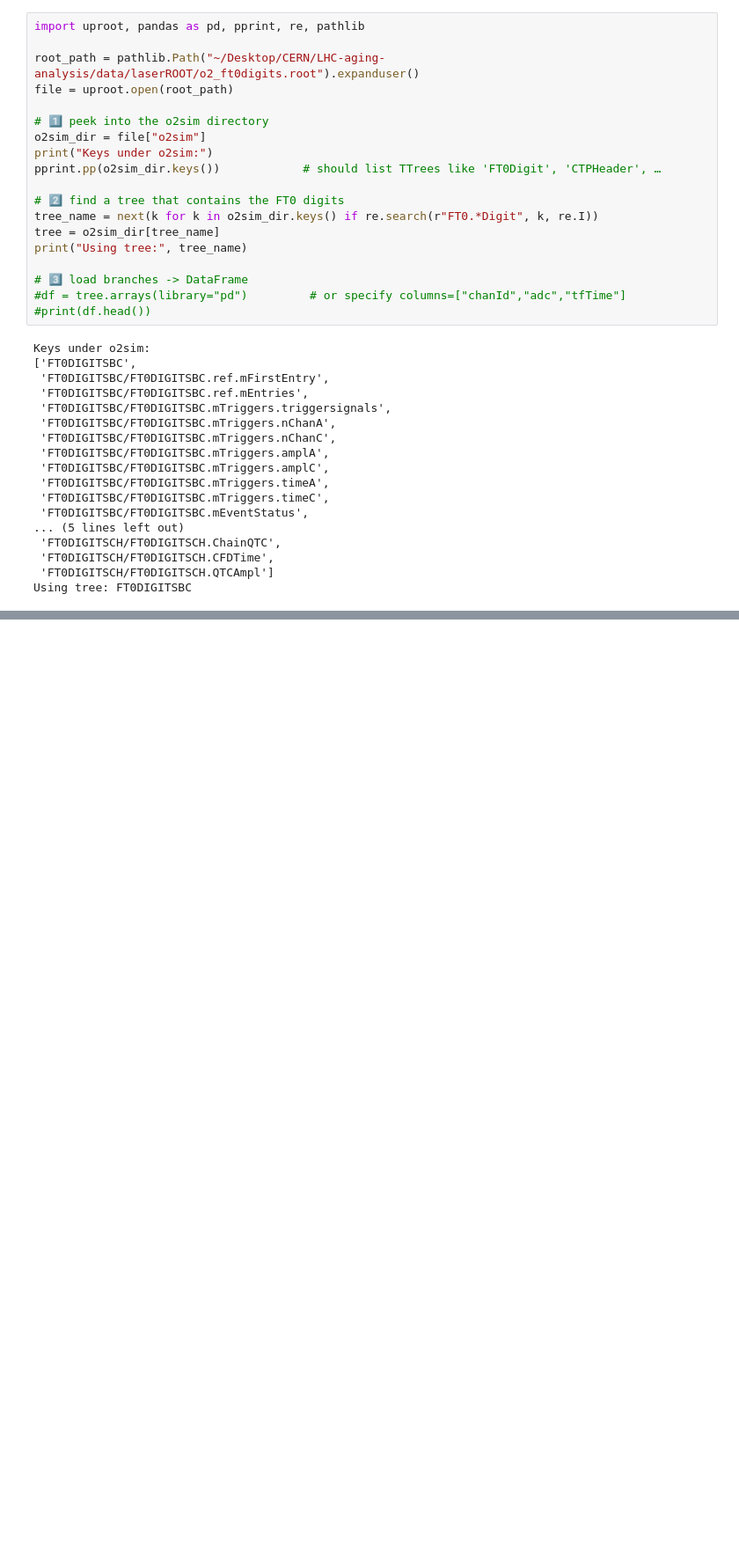
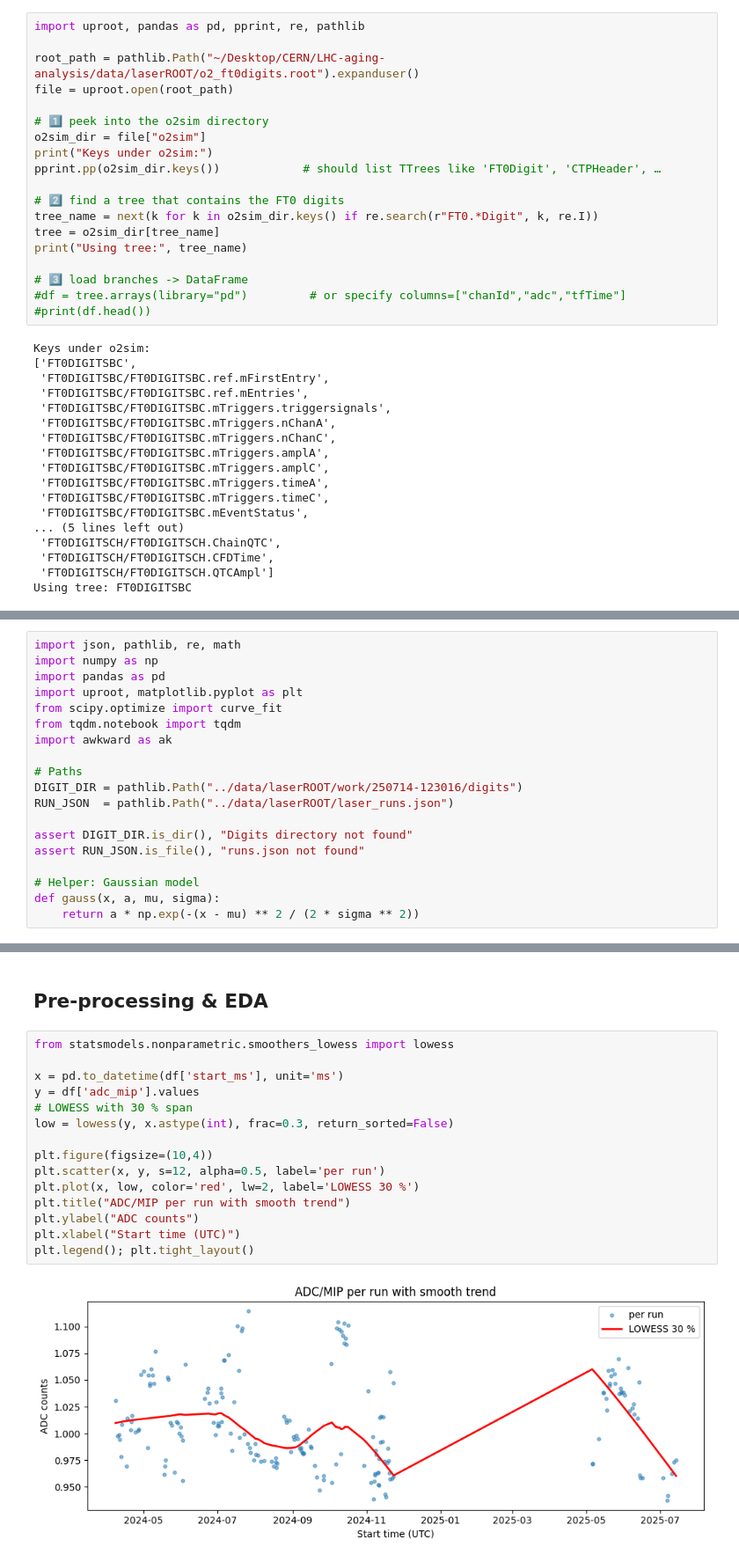
Before and after one commit to mvishiu11/LHC-aging-analysis, a Jupyter notebook: notebooks/analysis.ipynb, the cells around one changed output, grey strips where cells are left out. Shown at 88% size. Saved outputs shown, nothing was run; the diff lists cells and outputs as text; blank space fills up the shorter version.

```diff
--- a/notebooks/analysis.ipynb
+++ b/notebooks/analysis.ipynb
@@ -102,0 +42,19 @@ AttributeError: 'AwkwardExtensionArray' object has no attribute 'value_counts'
+# %%
+import json, pathlib, re, math
+import numpy as np
+import pandas as pd
+import uproot, matplotlib.pyplot as plt
+from scipy.optimize import curve_fit
+from tqdm.notebook import tqdm
+import awkward as ak
+
+# Paths
+DIGIT_DIR = pathlib.Path("../data/laserROOT/work/250714-123016/digits")
+RUN_JSON  = pathlib.Path("../data/laserROOT/laser_runs.json")
+
+assert DIGIT_DIR.is_dir(), "Digits directory not found"
+assert RUN_JSON.is_file(), "runs.json not found"
+
+# Helper: Gaussian model
+def gauss(x, a, mu, sigma):
+    return a * np.exp(-(x - mu) ** 2 / (2 * sigma ** 2))
@@ -102,0 +182,19 @@ AttributeError: 'AwkwardExtensionArray' object has no attribute 'value_counts'
+# %% [markdown]
+## Pre-processing & EDA
+# %%
+from statsmodels.nonparametric.smoothers_lowess import lowess
+
+x = pd.to_datetime(df['start_ms'], unit='ms')
+y = df['adc_mip'].values
+# LOWESS with 30 % span
+low = lowess(y, x.astype(int), frac=0.3, return_sorted=False)
+
+plt.figure(figsize=(10,4))
+plt.scatter(x, y, s=12, alpha=0.5, label='per run')
+plt.plot(x, low, color='red', lw=2, label='LOWESS 30 %')
+plt.title("ADC/MIP per run with smooth trend")
+plt.ylabel("ADC counts")
+plt.xlabel("Start time (UTC)")
+plt.legend(); plt.tight_layout()
+# %% [output]
+[figure, added]
```
Also changed, not shown: parts of 12 cells of this notebook.
